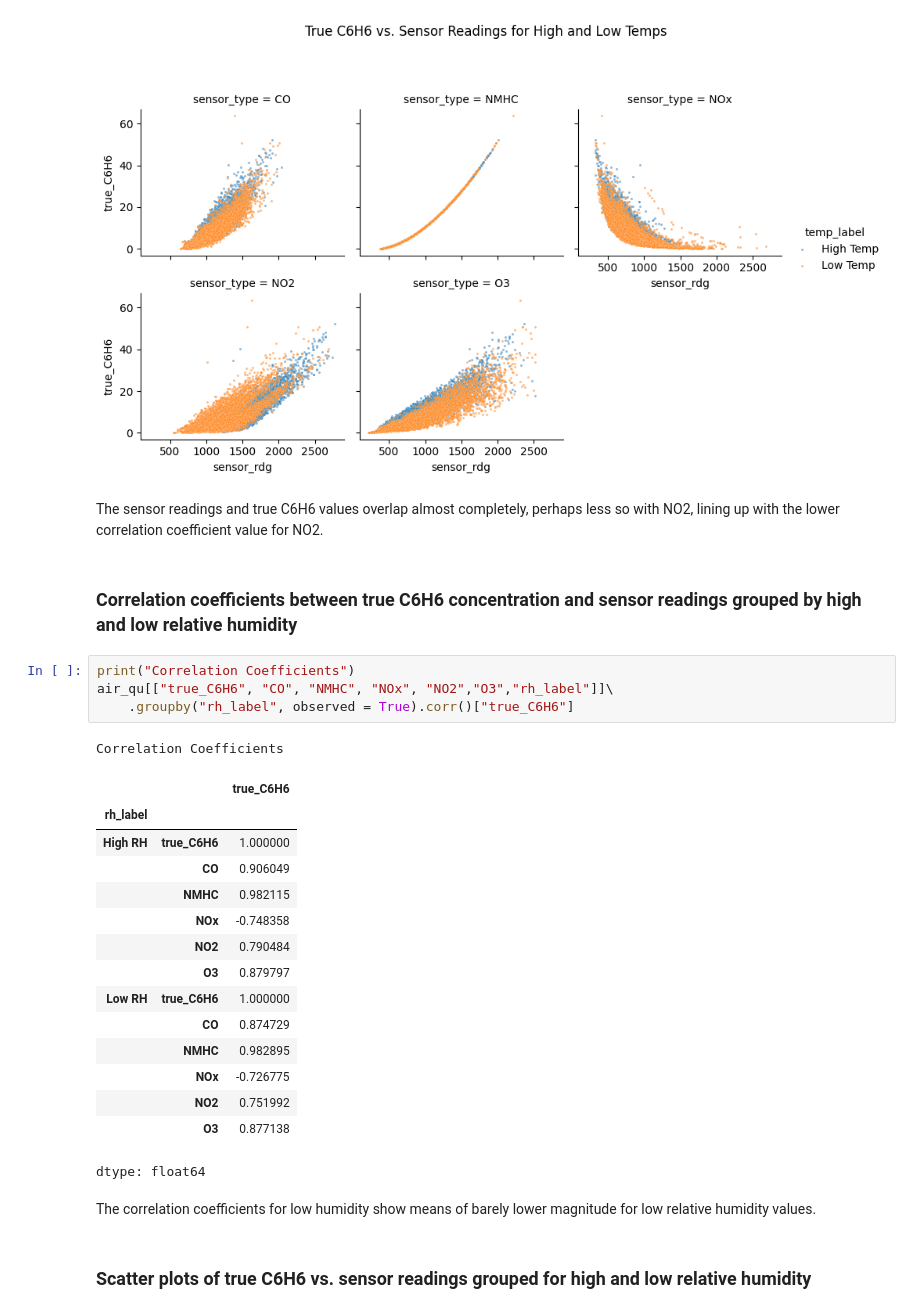
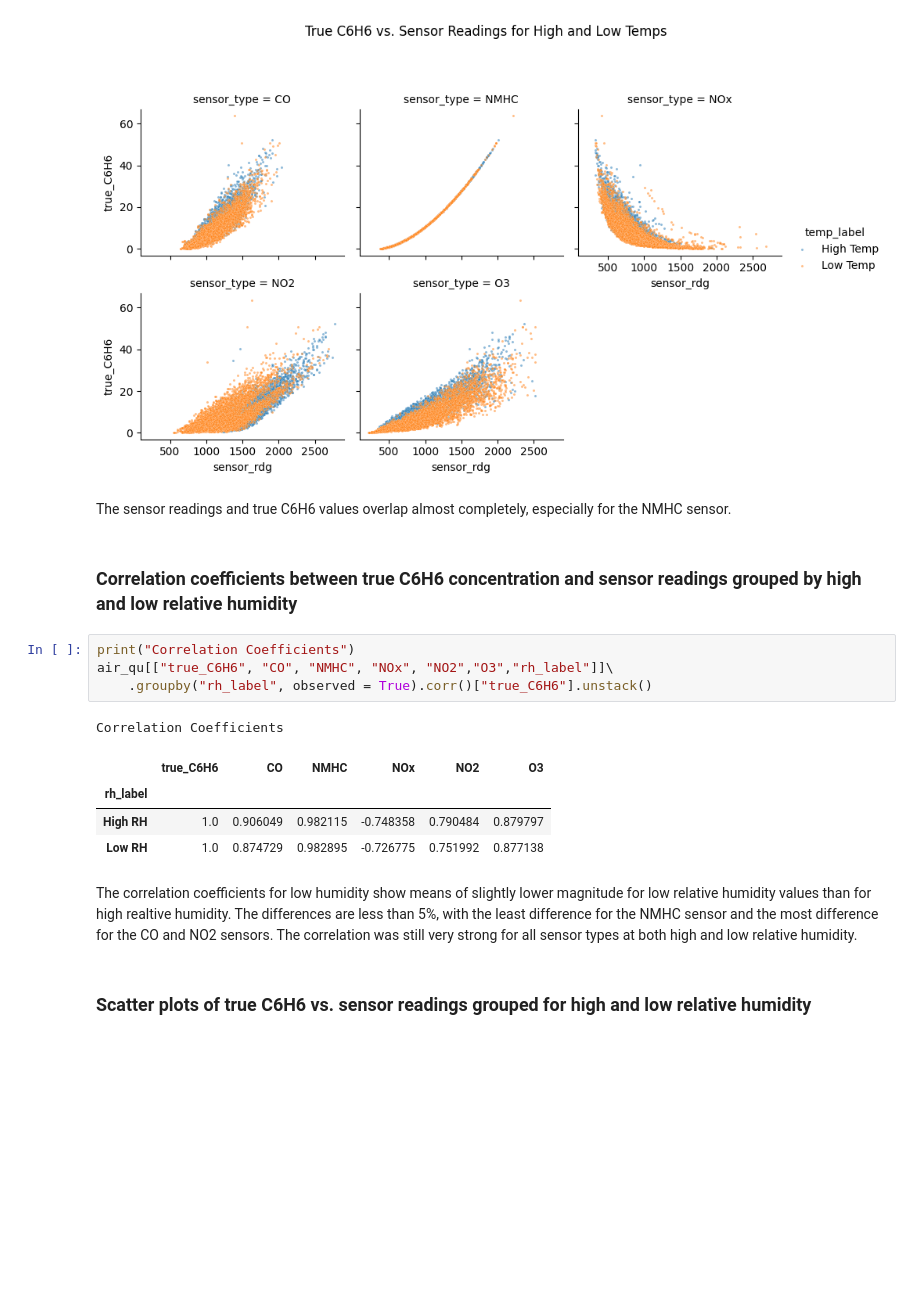
Before and after one commit to Alex-Devoid/ST-554-Project1, a Jupyter notebook: Task2/Task2.ipynb, the cells around one changed output. Drawn from its saved outputs; the diff is of its cells as text; blank space fills up the shorter version.

```diff
--- a/Task2/Task2.ipynb
+++ b/Task2/Task2.ipynb
@@ -751,32 +734,21 @@ plt.subplots_adjust(top=0.8) #title spacing
 # %% [output]
 [figure]
 # %% [markdown]
-The sensor readings and true C6H6 values overlap almost completely, perhaps less so with NO2, lining up with the lower correlation coefficient value for NO2.
+The sensor readings and true C6H6 values overlap almost completely, especially for the NMHC sensor.
 # %% [markdown]
 ### Correlation coefficients between true C6H6 concentration and sensor readings grouped by high and low relative humidity
 # %%
 print("Correlation Coefficients")
 air_qu[["true_C6H6", "CO", "NMHC", "NOx", "NO2","O3","rh_label"]]\
-    .groupby("rh_label", observed = True).corr()["true_C6H6"]
+    .groupby("rh_label", observed = True).corr()["true_C6H6"].unstack()
 # %% [output]
 Correlation Coefficients
-|  |  | true_C6H6 |
-| rh_label |  |  |
-| High RH | true_C6H6 | 1.000000 |
-|  | CO | 0.906049 |
-|  | NMHC | 0.982115 |
-|  | NOx | -0.748358 |
-|  | NO2 | 0.790484 |
-|  | O3 | 0.879797 |
-| Low RH | true_C6H6 | 1.000000 |
-|  | CO | 0.874729 |
-|  | NMHC | 0.982895 |
-|  | NOx | -0.726775 |
-|  | NO2 | 0.751992 |
-|  | O3 | 0.877138 |
+|  | true_C6H6 | CO | NMHC | NOx | NO2 | O3 |
+| rh_label |  |  |  |  |  |  |
+| High RH | 1.0 | 0.906049 | 0.982115 | -0.748358 | 0.790484 | 0.879797 |
+| Low RH | 1.0 | 0.874729 | 0.982895 | -0.726775 | 0.751992 | 0.877138 |
-dtype: float64
-# %% [markdown]
-The correlation coefficients for low humidity show means of barely lower magnitude for low relative humidity values.
+# %% [markdown]
+The correlation coefficients for low humidity show means of slightly lower magnitude for low relative humidity values than for high realtive humidity. The differences are less than 5%, with the least difference for the NMHC sensor and the most difference for the CO and NO2 sensors. The correlation was still very strong for all sensor types at both high and low relative humidity.
 # %% [markdown]
 ### Scatter plots of true C6H6 vs. sensor readings grouped for high and low relative humidity
 # %%
```
Also changed, not shown: parts of 47 cells of this notebook.
